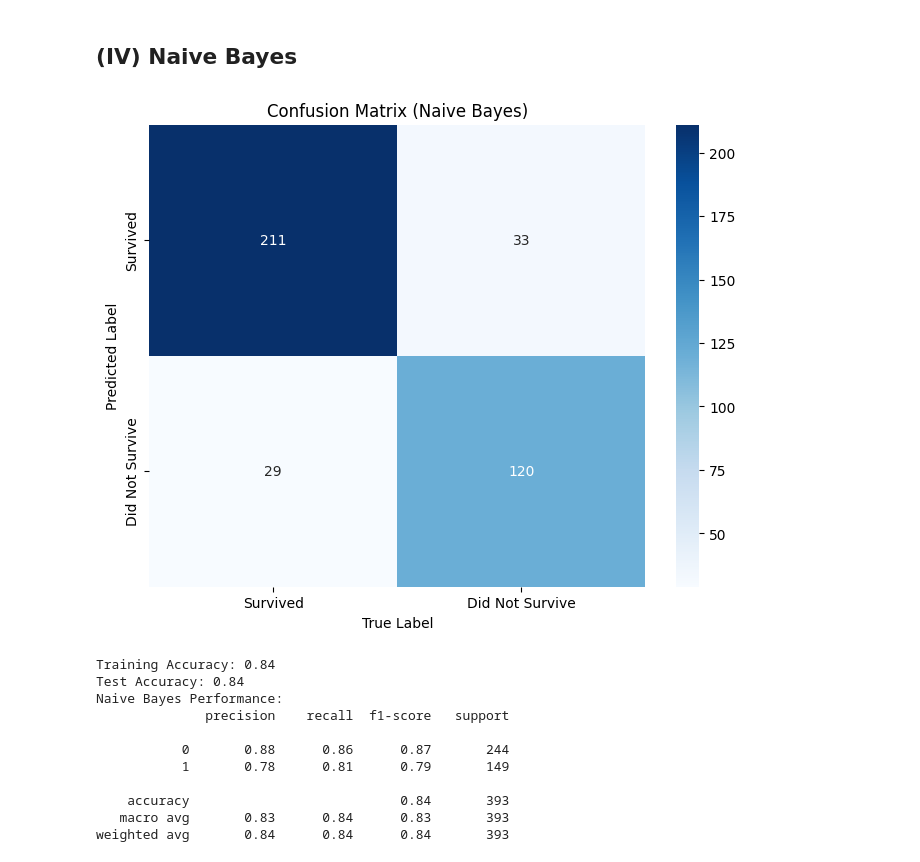
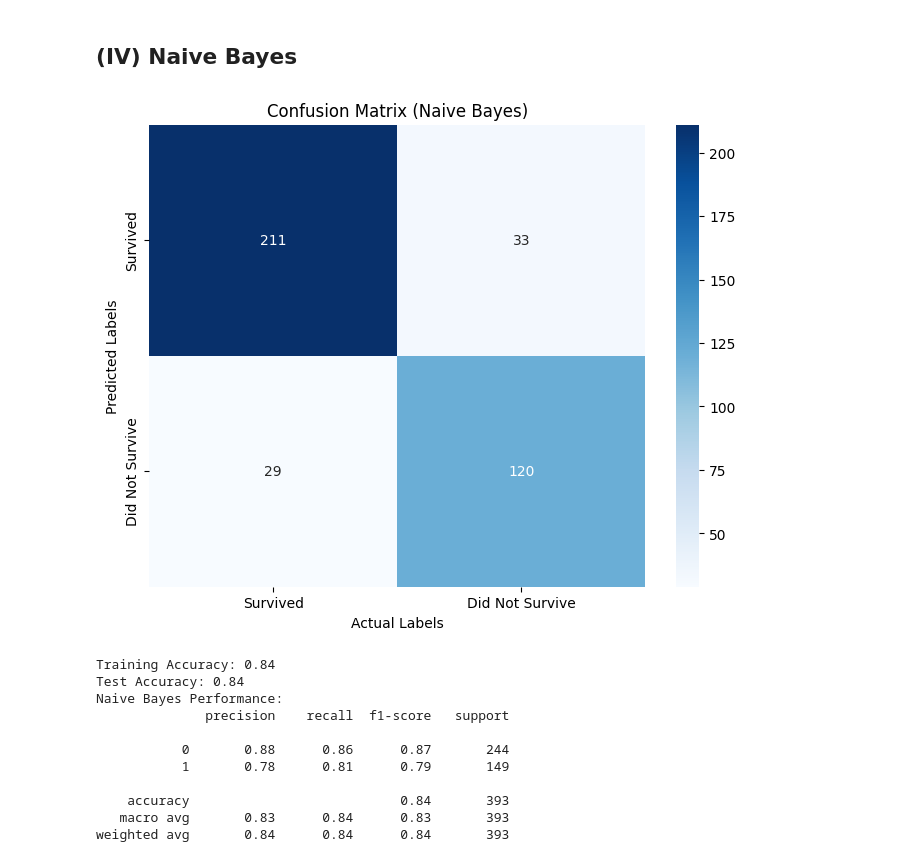
Before and after one commit to AhmedMohamady1/Titanic-Survivors-Prediction, a Jupyter notebook: main.ipynb, the cells around one changed output. Drawn from its saved outputs; the diff is of its cells as text; code cells hidden in the pictures.

```diff
--- a/main.ipynb
+++ b/main.ipynb
@@ -423,14 +423,14 @@ y_pred_nb = nb.predict(X_test)
 # %%
 # Confusion Matrix
 cm = confusion_matrix(y_test, y_pred_nb)
 plt.figure(figsize=(8, 6))
 sns.heatmap(cm, annot=True, fmt='d', cmap='Blues', xticklabels=class_names, yticklabels=class_names)
 plt.title("Confusion Matrix (Naive Bayes)")
-plt.xlabel("True Label")
-plt.ylabel("Predicted Label")
+plt.xlabel("Actual Labels")
+plt.ylabel("Predicted Labels")
 plt.show()
 # %% [output]
-[figure, old version]
+[figure, new version]
 # %%
 # Predict on training data
 y_train_pred=nb.predict(X_train)
```
Also changed, not shown: parts of 2 cells of this notebook.
